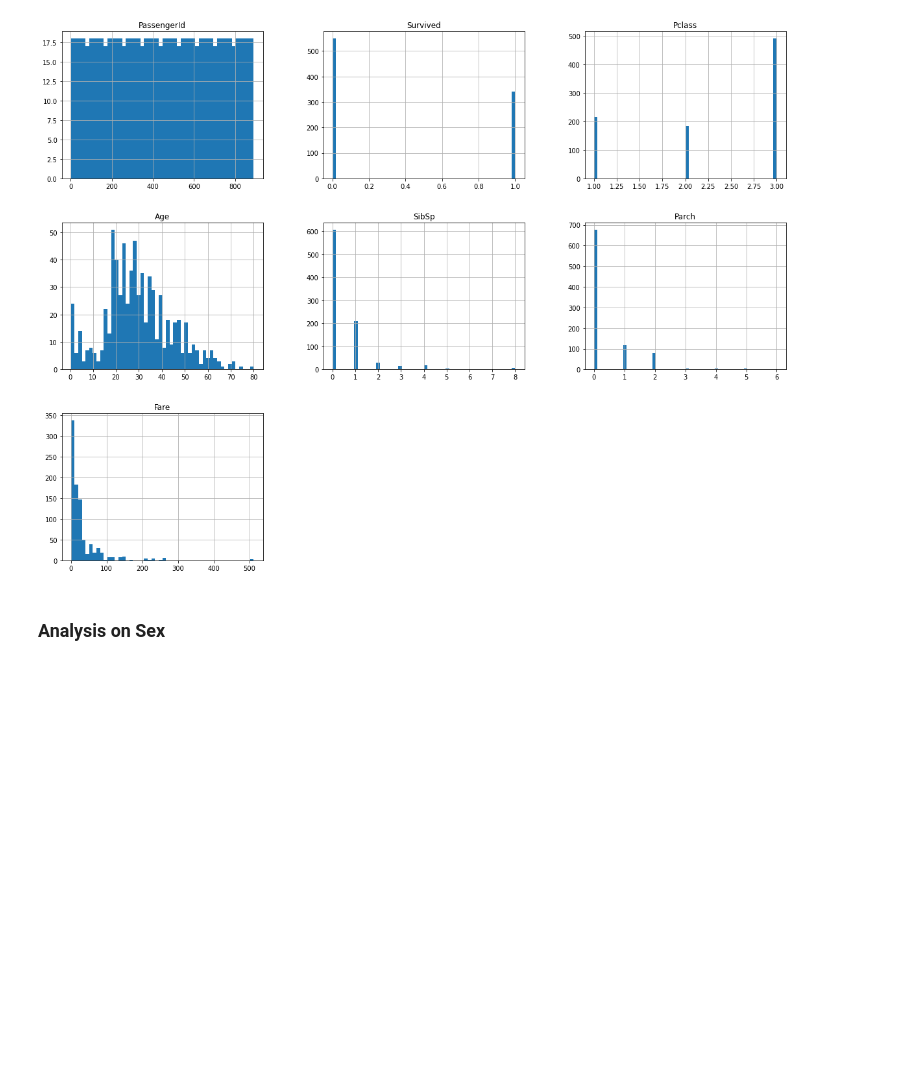
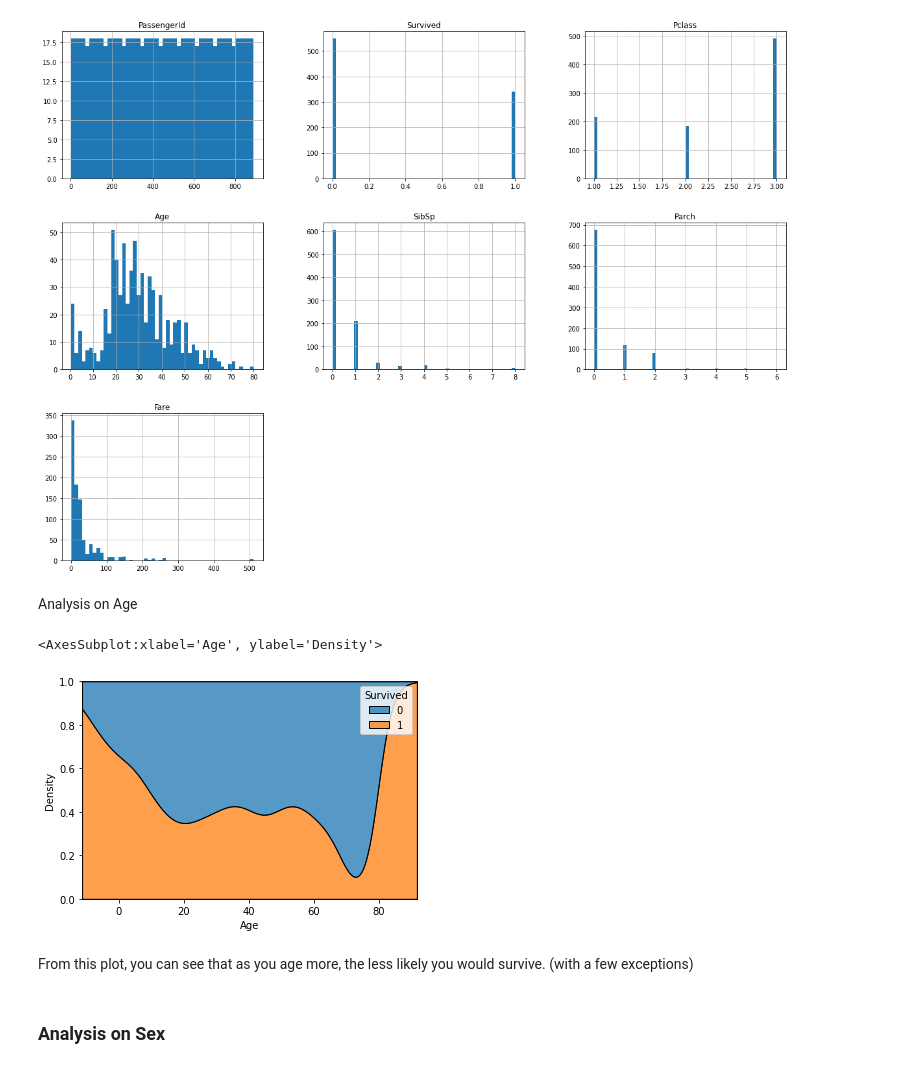
Before and after one commit to FukiBabasaki/Data-science-portfolio, a Jupyter notebook: Notebooks/Supervised/Titanic-classification/titanic-classification.ipynb, the cells around one changed output. Saved outputs shown, nothing was run; the diff lists cells and outputs as text; code cells hidden in the pictures; blank space fills up the shorter version.

Commit message:
Complete data cleansing

```diff
--- a/Notebooks/Supervised/Titanic-classification/titanic-classification.ipynb
+++ b/Notebooks/Supervised/Titanic-classification/titanic-classification.ipynb
@@ -78,6 +87,15 @@ titanic_train.hist(bins=50, figsize=(20,15))
 plt.show()
 # %% [output]
 [figure]
+# %% [markdown]
+Analysis on Age
+# %%
+sns.kdeplot(data=titanic_clone, x="Age", hue="Survived", multiple='fill')
+# %% [output]
+<AxesSubplot:xlabel='Age', ylabel='Density'>
+[figure, added]
+# %% [markdown]
+From this plot, you can see that as you age more, the less likely you would survive. (with a few exceptions)
 # %% [markdown]
 ### Analysis on Sex
 # %%
```
Also changed, not shown: parts of 13 cells of this notebook.
